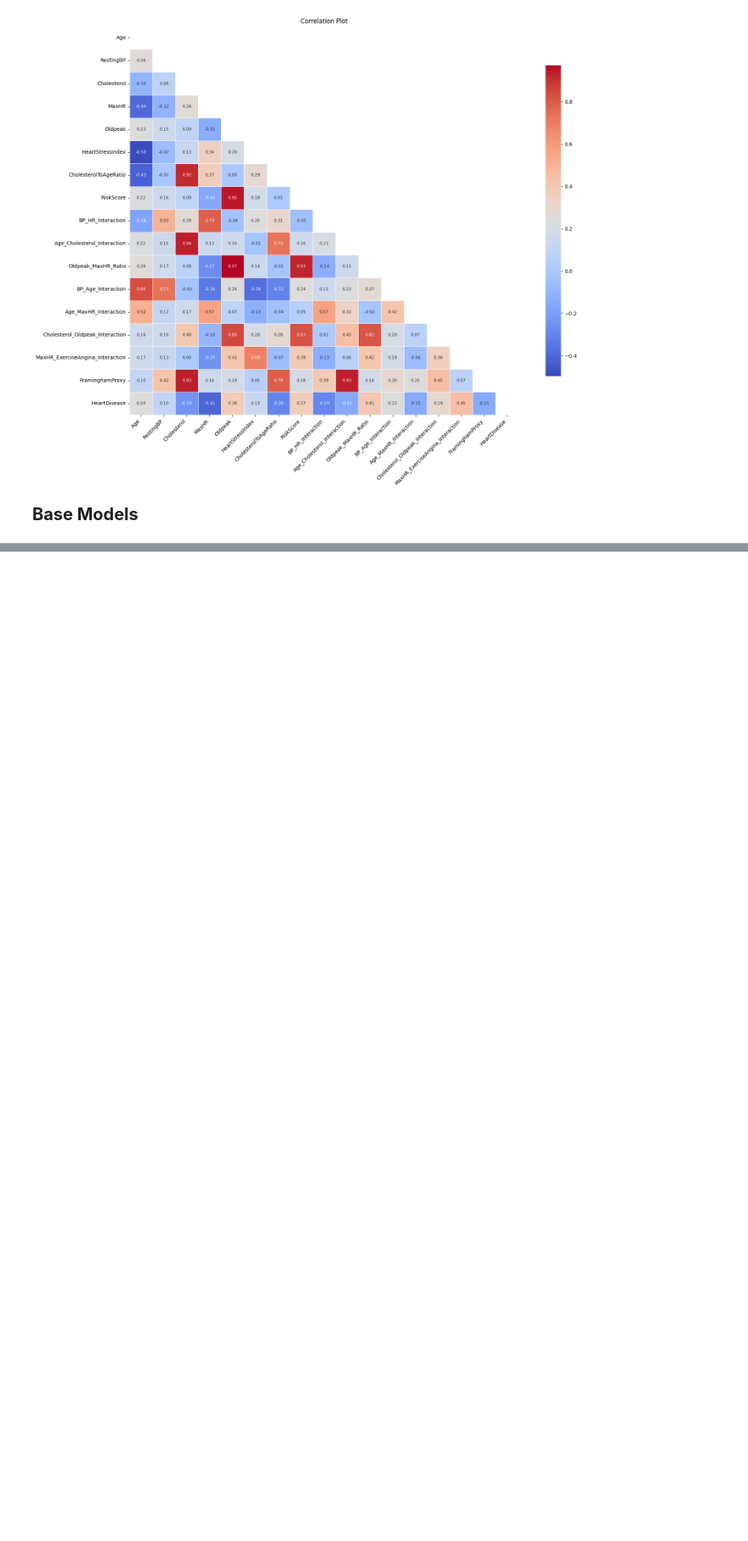
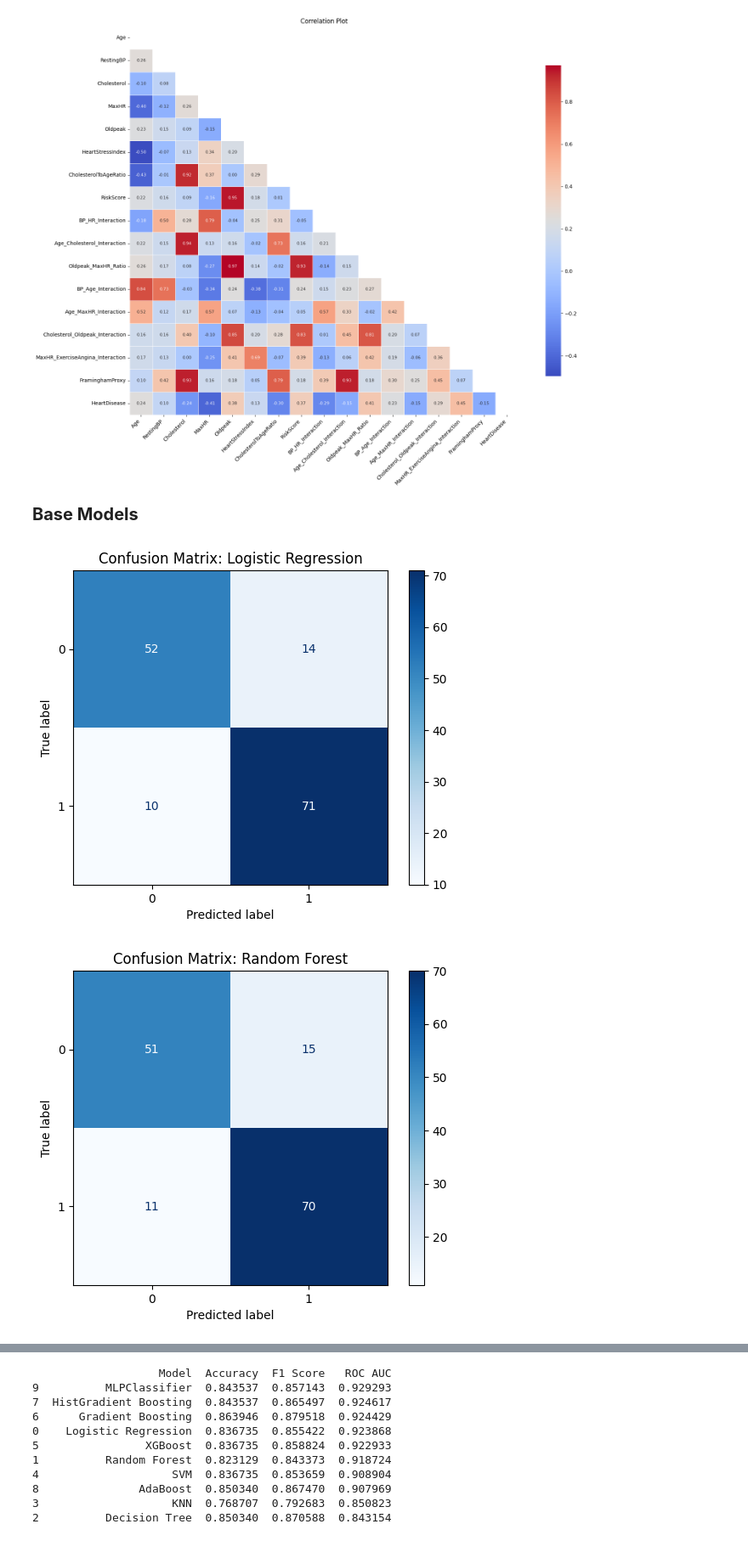
Before and after one commit to aghogho-dev/Heart-Disease-Prediction, a Jupyter notebook: heart-disease.ipynb, the cells around one changed output, grey strips where cells are left out. Shown at 85% size. Cells and saved outputs as stored; diff of their text form; code cells hidden in the pictures; blank space fills up the shorter version.

```diff
--- a/heart-disease.ipynb
+++ b/heart-disease.ipynb
@@ -453,41 +451,51 @@ y = df_train['HeartDisease']
 X_train, X_val, y_train, y_val = train_test_split(X, y, test_size=0.2, stratify=y, random_state=42)
 
 models = {
-    'Logistic Regression': LogisticRegression(max_iter=1000),
-    'Random Forest': RandomForestClassifier(),
-    'Decision Tree': DecisionTreeClassifier(),
+    'Logistic Regression': LogisticRegression(max_iter=1000, random_state=42),
+    'Random Forest': RandomForestClassifier(random_state=42),
+    'Decision Tree': DecisionTreeClassifier(random_state=42),
     'KNN': KNeighborsClassifier(),
-    'SVM': SVC(probability=True),
-    'XGBoost': xgb.XGBClassifier(eval_metric='logloss'),
-    'Gradient Boosting': GradientBoostingClassifier(),
-    'HistGradient Boosting': HistGradientBoostingClassifier(),
-    'AdaBoost': AdaBoostClassifier(),
-    'MLPClassifier': MLPClassifier(max_iter=1000)
+    'SVM': SVC(probability=True, random_state=42),
+    'XGBoost': xgb.XGBClassifier(eval_metric='logloss', random_state=42),
+    'Gradient Boosting': GradientBoostingClassifier(random_state=42),
+    'HistGradient Boosting': HistGradientBoostingClassifier(random_state=42),
+    'AdaBoost': AdaBoostClassifier(random_state=42),
+    'MLPClassifier': MLPClassifier(max_iter=1000, random_state=42)
 }
 
 imputer = SimpleImputer(strategy='constant', fill_value=0)
 
 results = []
 
 for name, model in models.items():
 
     pipe = ImbPipeline(steps=[
         ('preprocessor', preprocessor),
         ('imputer', imputer),
         ('sampler', sampler),
         ('classifier', model)
     ])
 
     pipe.fit(X_train, y_train)
     y_pred = pipe.predict(X_val)
     y_proba = pipe.predict_proba(X_val)[:, 1]
 
     acc = accuracy_score(y_val, y_pred)
     f1 = f1_score(y_val, y_pred)
     auc = roc_auc_score(y_val, y_proba)
 
     results.append({'Model': name, 'Accuracy': acc, 'F1 Score': f1, 'ROC AUC': auc})
 
+    cm = confusion_matrix(y_val, y_pred)
+
+    disp = ConfusionMatrixDisplay(confusion_matrix=cm)
+    disp.plot(cmap='Blues')
+    plt.title(f"Confusion Matrix: {name}")
+    plt.show()
+
 
 results_df = pd.DataFrame(results).sort_values(by='ROC AUC', ascending=False)
 print(results_df)
+# %% [output]
+[figure, added]
+[figure, added]
@@ -494 +510,12 @@ print(results_df)
+                   Model  Accuracy  F1 Score   ROC AUC
+9          MLPClassifier  0.843537  0.857143  0.929293
+7  HistGradient Boosting  0.843537  0.865497  0.924617
+6      Gradient Boosting  0.863946  0.879518  0.924429
+0    Logistic Regression  0.836735  0.855422  0.923868
+5                XGBoost  0.836735  0.858824  0.922933
+1          Random Forest  0.823129  0.843373  0.918724
+4                    SVM  0.836735  0.853659  0.908904
+8               AdaBoost  0.850340  0.867470  0.907969
+3                    KNN  0.768707  0.792683  0.850823
+2          Decision Tree  0.850340  0.870588  0.843154
 # %% [markdown]
```
Also changed, not shown: parts of 35 cells of this notebook.
